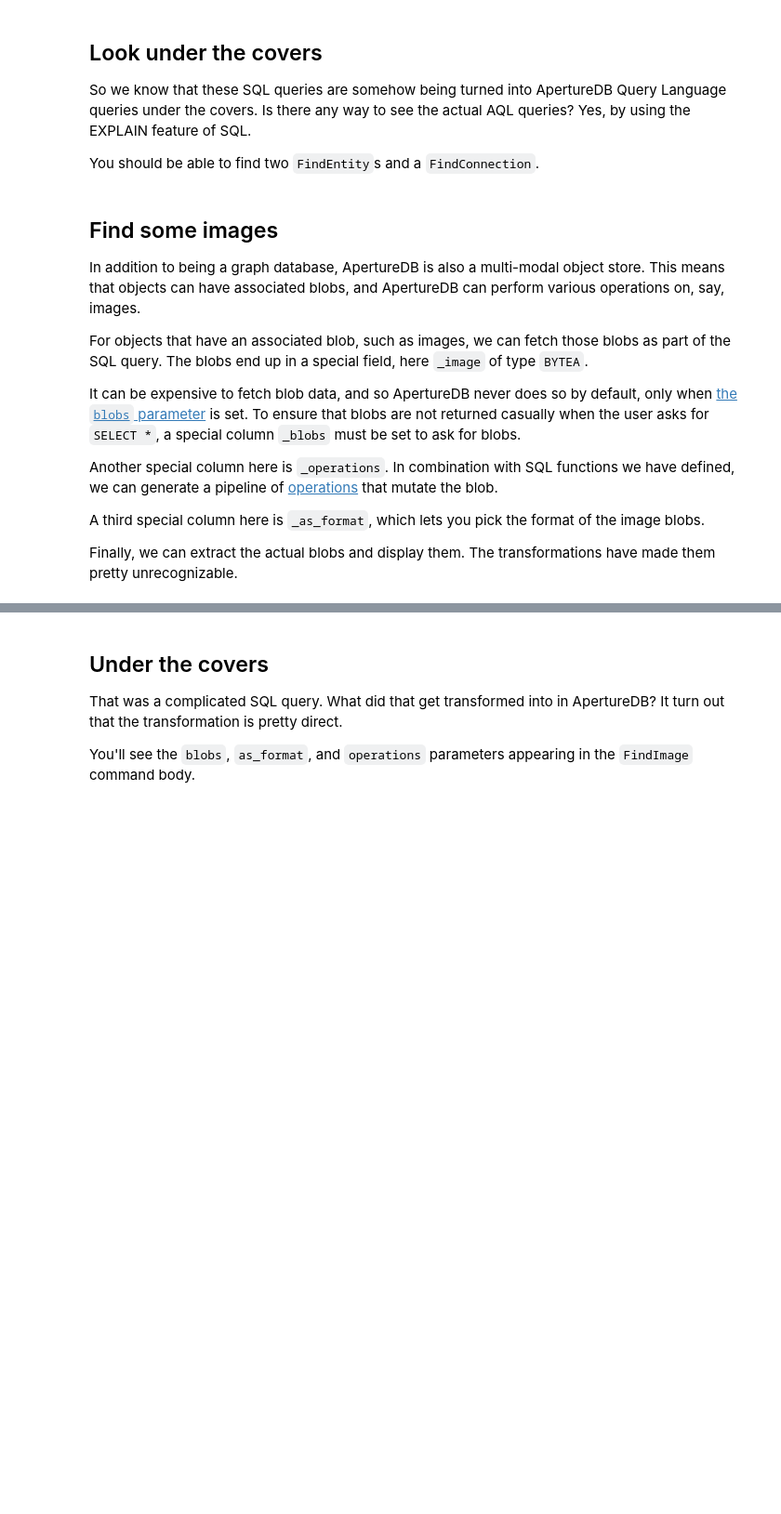
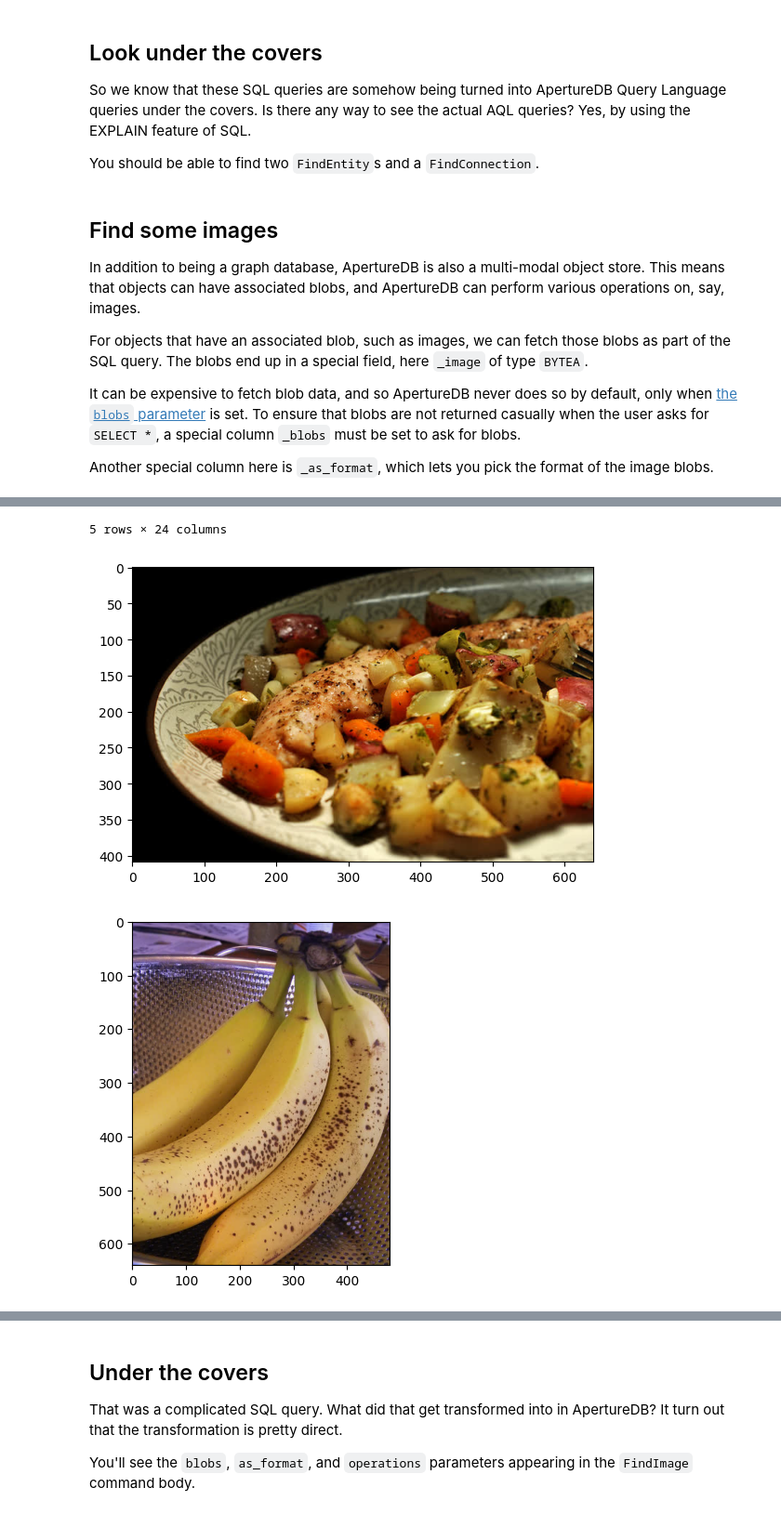
Before and after one commit to aperture-data/workflows, a Jupyter notebook: apps/jupyterlab/app/notebooks/sql.ipynb, the cells around one changed output, grey strips where cells are left out. Shown at 93% size. Cells and saved outputs as stored; diff of their text form; code cells hidden in the pictures; blank space fills up the shorter version.

Commit message:
Improve image section

```diff
--- a/apps/jupyterlab/app/notebooks/sql.ipynb
+++ b/apps/jupyterlab/app/notebooks/sql.ipynb
@@ -143,8 +146,15 @@ The blobs end up in a special field, here `_image` of type `BYTEA`.
 It can be expensive to fetch blob data, and so ApertureDB never does so by default, only when [the `blobs` parameter](https://docs.aperturedata.io/query_language/Reference/shared_command_parameters/blobs) is set.
 To ensure that blobs are not returned casually when the user asks for `SELECT *`, a special column `_blobs` must be set to ask for blobs.
 
-Another special column here is `_operations`. In combination with SQL functions we have defined, we can generate a pipeline of [operations](https://docs.aperturedata.io/query_language/Reference/shared_command_parameters/operations) that mutate the blob.
-
-A third special column here is `_as_format`, which lets you pick the format of the image blobs.
-
-Finally, we can extract the actual blobs and display them. The transformations have made them pretty unrecognizable.
+Another special column here is `_as_format`, which lets you pick the format of the image blobs.
+# %%
+image_results = run_query("""
+SELECT * FROM system."Image"
+WHERE _blobs
+AND _as_format = 'jpg'
+LIMIT 5
+""")
+display(image_results)
+blobs = image_results['_image'].tolist()
+nh.display(blobs)
+# %% [output]
@@ -150,0 +167,3 @@ Finally, we can extract the actual blobs and display them. The transformations h
+5 rows × 24 columns
+[figure, added]
+[figure, added]
```
Also changed, not shown: parts of 5 cells of this notebook.
